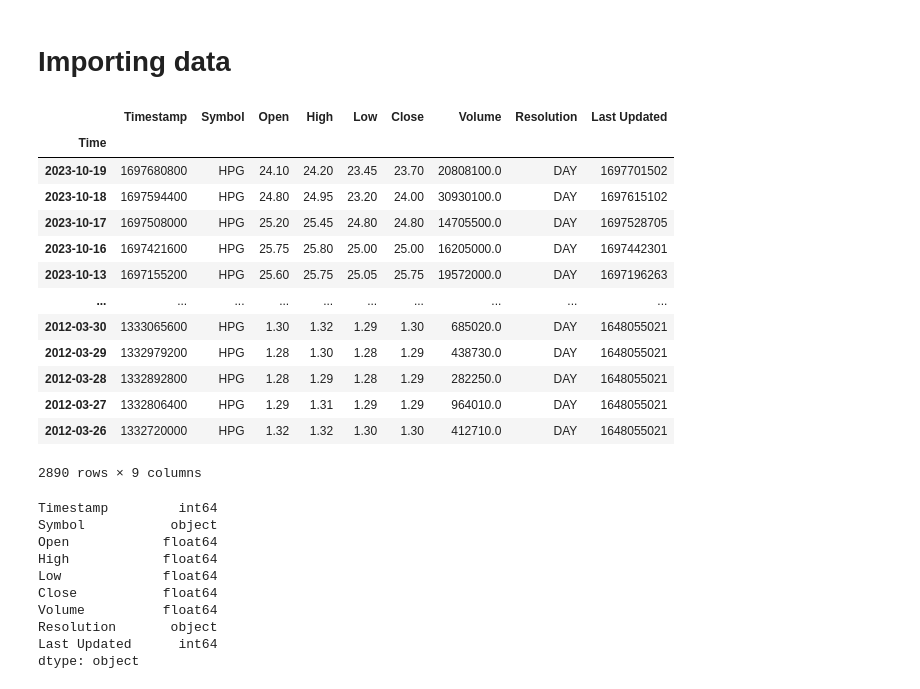
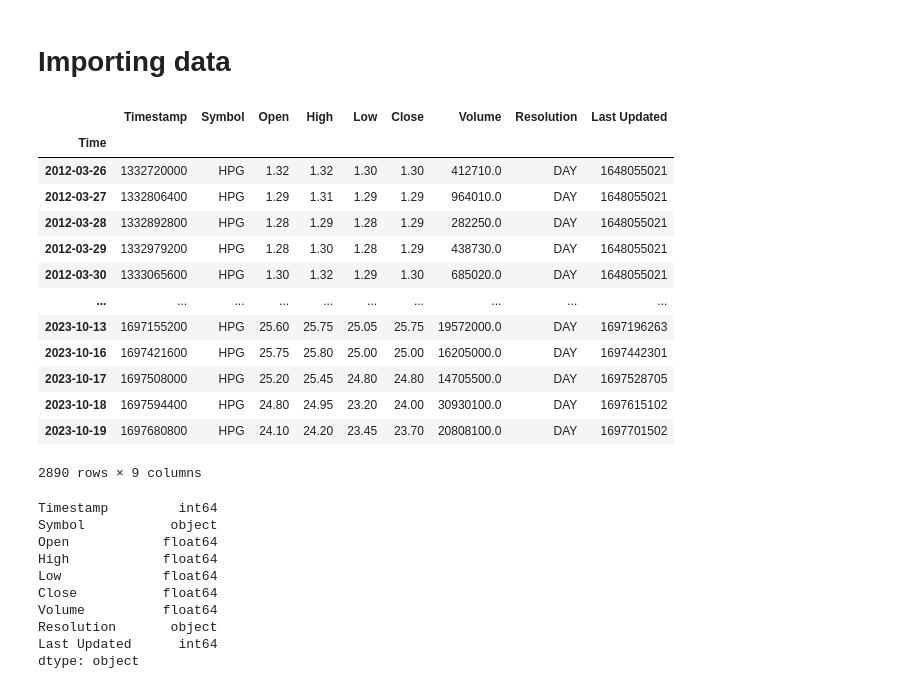
Before and after one commit to khanhha1005/Group23_Business_Analytics, a Jupyter notebook: predictive-analytics.ipynb, the cells around one changed output. Cells and saved outputs as stored; diff of their text form; code cells hidden in the pictures.

```diff
--- a/predictive-analytics.ipynb
+++ b/predictive-analytics.ipynb
@@ -10,22 +21,23 @@ import matplotlib.pyplot as plt
 # %%
 df = pd.read_csv('data/HPG_day_ohlc.csv', dtype={'Time': str})
 df['Time'] = pd.to_datetime(df['Time'].str.slice(0, 10))
 df.set_index('Time', inplace=True)
+df.sort_index(ascending=True, inplace=True)
 df
 # %% [output]
 |  | Timestamp | Symbol | Open | High | Low | Close | Volume | Resolution | Last Updated |
 | Time |  |  |  |  |  |  |  |  |  |
+| 2012-03-26 | 1332720000 | HPG | 1.32 | 1.32 | 1.30 | 1.30 | 412710.0 | DAY | 1648055021 |
+| 2012-03-27 | 1332806400 | HPG | 1.29 | 1.31 | 1.29 | 1.29 | 964010.0 | DAY | 1648055021 |
+| 2012-03-28 | 1332892800 | HPG | 1.28 | 1.29 | 1.28 | 1.29 | 282250.0 | DAY | 1648055021 |
+| 2012-03-29 | 1332979200 | HPG | 1.28 | 1.30 | 1.28 | 1.29 | 438730.0 | DAY | 1648055021 |
+| 2012-03-30 | 1333065600 | HPG | 1.30 | 1.32 | 1.29 | 1.30 | 685020.0 | DAY | 1648055021 |
+| ... | ... | ... | ... | ... | ... | ... | ... | ... | ... |
+| 2023-10-13 | 1697155200 | HPG | 25.60 | 25.75 | 25.05 | 25.75 | 19572000.0 | DAY | 1697196263 |
+| 2023-10-16 | 1697421600 | HPG | 25.75 | 25.80 | 25.00 | 25.00 | 16205000.0 | DAY | 1697442301 |
+| 2023-10-17 | 1697508000 | HPG | 25.20 | 25.45 | 24.80 | 24.80 | 14705500.0 | DAY | 1697528705 |
+| 2023-10-18 | 1697594400 | HPG | 24.80 | 24.95 | 23.20 | 24.00 | 30930100.0 | DAY | 1697615102 |
 | 2023-10-19 | 1697680800 | HPG | 24.10 | 24.20 | 23.45 | 23.70 | 20808100.0 | DAY | 1697701502 |
-| 2023-10-18 | 1697594400 | HPG | 24.80 | 24.95 | 23.20 | 24.00 | 30930100.0 | DAY | 1697615102 |
-| 2023-10-17 | 1697508000 | HPG | 25.20 | 25.45 | 24.80 | 24.80 | 14705500.0 | DAY | 1697528705 |
-| 2023-10-16 | 1697421600 | HPG | 25.75 | 25.80 | 25.00 | 25.00 | 16205000.0 | DAY | 1697442301 |
-| 2023-10-13 | 1697155200 | HPG | 25.60 | 25.75 | 25.05 | 25.75 | 19572000.0 | DAY | 1697196263 |
-| ... | ... | ... | ... | ... | ... | ... | ... | ... | ... |
-| 2012-03-30 | 1333065600 | HPG | 1.30 | 1.32 | 1.29 | 1.30 | 685020.0 | DAY | 1648055021 |
-| 2012-03-29 | 1332979200 | HPG | 1.28 | 1.30 | 1.28 | 1.29 | 438730.0 | DAY | 1648055021 |
-| 2012-03-28 | 1332892800 | HPG | 1.28 | 1.29 | 1.28 | 1.29 | 282250.0 | DAY | 1648055021 |
-| 2012-03-27 | 1332806400 | HPG | 1.29 | 1.31 | 1.29 | 1.29 | 964010.0 | DAY | 1648055021 |
-| 2012-03-26 | 1332720000 | HPG | 1.32 | 1.32 | 1.30 | 1.30 | 412710.0 | DAY | 1648055021 |
 2890 rows × 9 columns
 # %%
 df.dtypes
```
Also changed, not shown: parts of 24 cells of this notebook.
